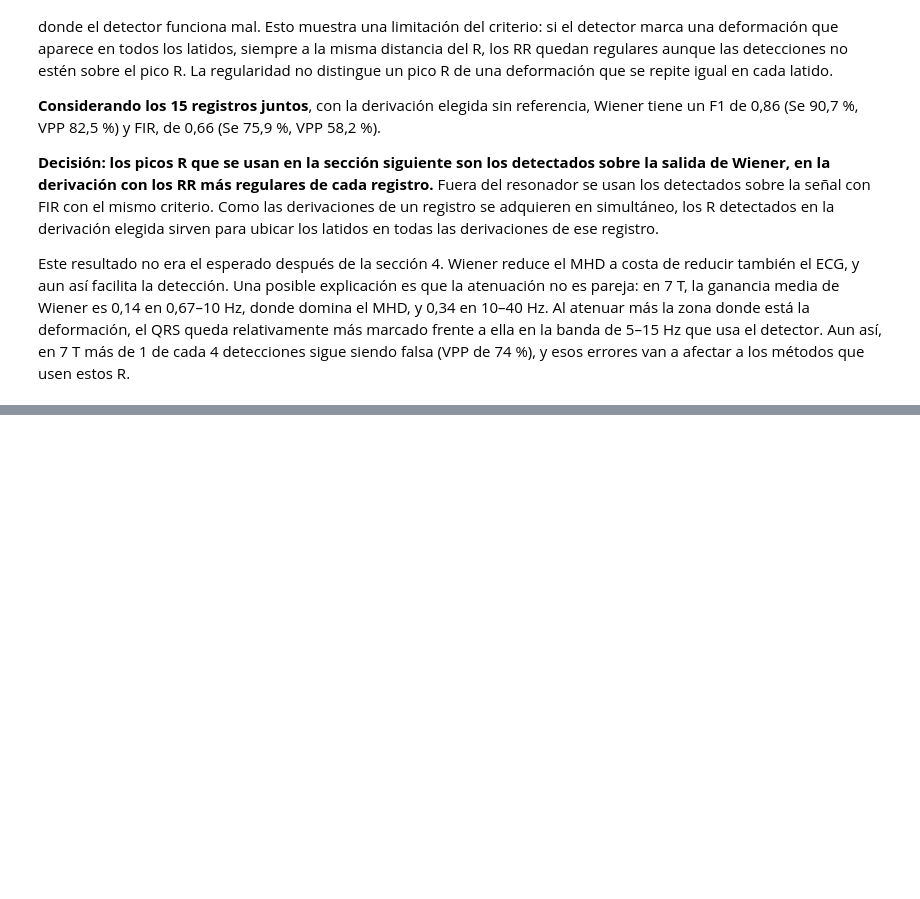
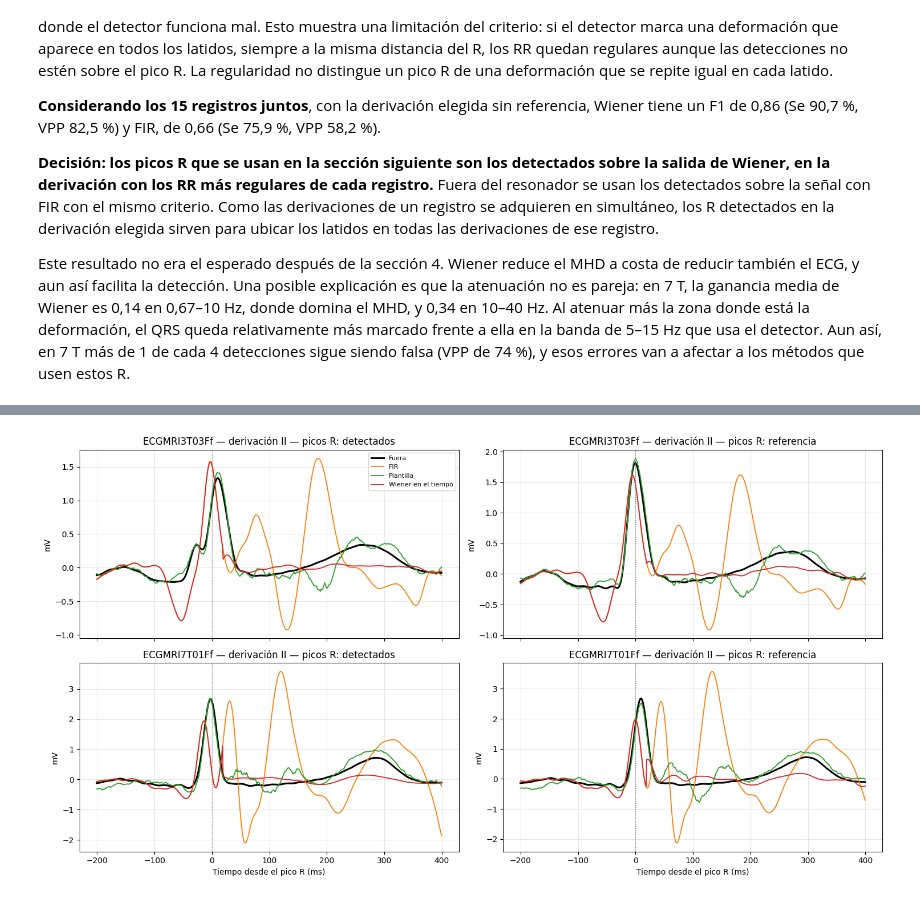
Before and after one commit to locendoya/PSIB2026Q2-TPS-Grupo03-Cendoya-Sanchez-Tobal, a Jupyter notebook: Pipeline_TPS.ipynb, the cells around one changed output, grey strips where cells are left out. Cells and saved outputs as stored; diff of their text form; code cells hidden in the pictures; blank space fills up the shorter version.

```diff
--- a/Pipeline_TPS.ipynb
+++ b/Pipeline_TPS.ipynb
@@ -2856,0 +2995,18 @@ Este resultado no era el esperado después de la sección 4. Wiener reduce el MH
+# %%
+# Corrección por resta de plantilla
+def corregir_plantilla(x_dentro, picos_dentro, x_fuera, picos_fuera):
+    """Estima la plantilla del MHD con la primera mitad de los latidos
+    y la resta en cada latido de la segunda mitad.
+
+    Devuelve (señal corregida, plantilla, picos de evaluación).
+    """
+    entrenamiento, evaluacion = dividir_latidos(picos_dentro)
+
+    latido_dentro = np.median(segmentar(x_dentro, entrenamiento), axis=0)
+    latido_fuera = np.mean(segmentar(x_fuera, picos_fuera), axis=0)
+    plantilla = latido_dentro - latido_fuera
+
+    y = x_dentro.copy()
+    for p in picos_validos(x_dentro, evaluacion):
+        y[p - ANTES_R: p + DESPUES_R] -= plantilla
+    return y, plantilla, evaluacion
@@ -2856,0 +3122,38 @@ Este resultado no era el esperado después de la sección 4. Wiener reduce el MH
+# %%
+# Ejemplos: latido promedio de evaluación con cada corrección (derivación II)
+COLORES_VERSION = {"Fuera": "k", "FIR": "tab:orange",
+                   "Plantilla": "tab:green", "Wiener en el tiempo": "tab:red"}
+
+fig, ejes = plt.subplots(2, 2, figsize=(15, 8), sharex=True)
+
+for fila, (nombre_dentro, nombre_fuera) in enumerate(ejemplos_wiener):
+    w = wiener_derivacion(nombre_dentro, nombre_fuera, "II")
+    for col, (conjunto, picos) in enumerate(conjuntos_r.items()):
+        y_plantilla, _, evaluacion = corregir_plantilla(
+            w["Entrada"], picos[nombre_dentro], w["Fuera"], picos[nombre_fuera])
+        y_wiener_t, _, _ = corregir_wiener_tiempo(
+            w["Entrada"], picos[nombre_dentro], w["Fuera"], picos[nombre_fuera])
+
+        promedios = {
+            "Fuera": segmentar(w["Fuera"], picos[nombre_fuera]).mean(axis=0),
+            "FIR": segmentar(w["Entrada"], evaluacion).mean(axis=0),
+            "Plantilla": segmentar(y_plantilla, evaluacion).mean(axis=0),
+            "Wiener en el tiempo": segmentar(y_wiener_t, evaluacion).mean(axis=0),
+        }
+
+        ax = ejes[fila, col]
+        for version, latido in promedios.items():
+            ax.plot(t_latido_ms, latido, color=COLORES_VERSION[version],
+                    lw=2.2 if version == "Fuera" else 1.3, label=version)
+        ax.axvline(0, color="0.5", ls=":", lw=1)
+        ax.set(title=f"{nombre_dentro} — derivación II — picos R: {conjunto.lower()}",
+               ylabel="mV")
+        ax.grid(alpha=0.3)
+
+ejes[0, 0].legend(fontsize=8)
+for ax in ejes[1]:
+    ax.set_xlabel("Tiempo desde el pico R (ms)")
+plt.tight_layout()
+plt.show()
+# %% [output]
+[figure, added]
```
Also changed, not shown: parts of 10 cells of this notebook.
